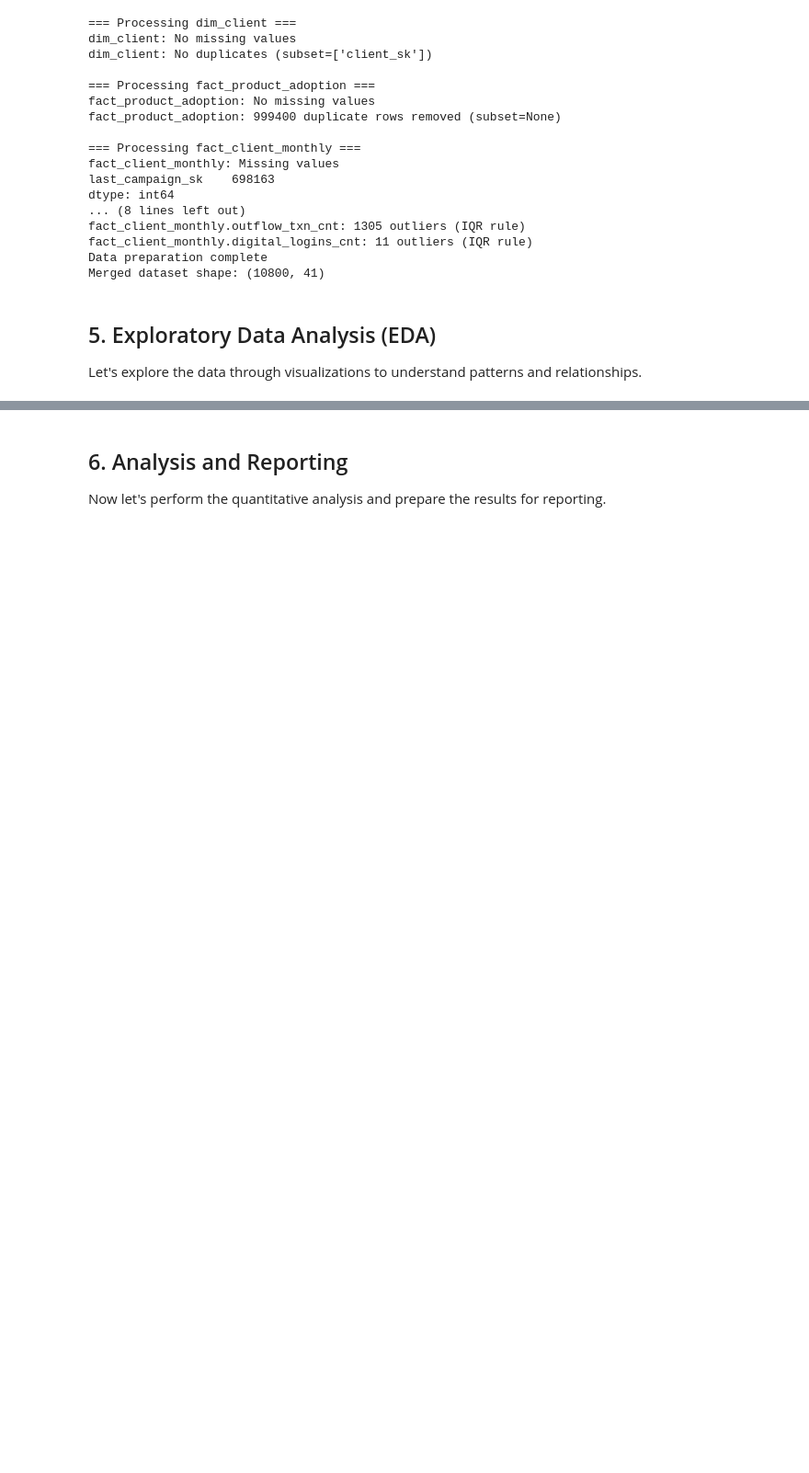
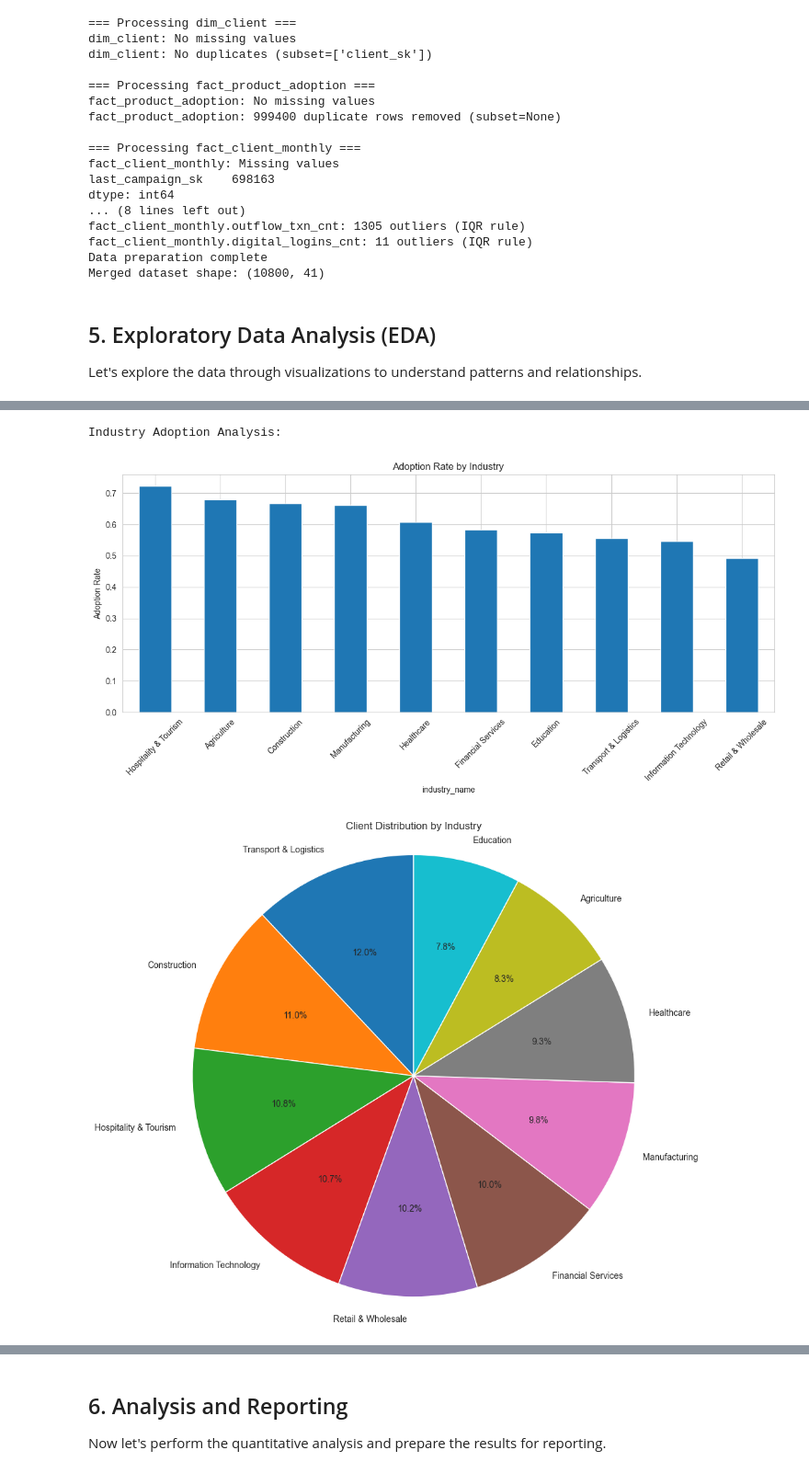
Before and after one commit to thembani47/UbuntuBankSA, a Jupyter notebook: Notebook/exploratory data analysis.ipynb, the cells around one changed output, grey strips where cells are left out. Shown at 92% size. Saved outputs shown, nothing was run; the diff lists cells and outputs as text; code cells hidden in the pictures; blank space fills up the shorter version.

```diff
--- a/Notebook/exploratory data analysis.ipynb
+++ b/Notebook/exploratory data analysis.ipynb
@@ -461,0 +436,26 @@ Correlation heatmap saved to reports/visualizations/correlation_heatmap.png
+# %%
+# 6. Industry adoption comparison (if industry data available)
+if "industry_name" in merged.columns:
+    print("Industry Adoption Analysis:")
+
+    # Bar chart
+    industry_adoption = merged.groupby("industry_name")["adopted_flag"].mean().sort_values(ascending=False)
+    plt.figure(figsize=(12, 6))
+    industry_adoption.plot(kind='bar')
+    plt.title("Adoption Rate by Industry")
+    plt.ylabel("Adoption Rate")
+    plt.xticks(rotation=45)
+    plt.tight_layout()
+    plt.show()
+
+    # Pie chart of industry distribution
+    industry_counts = merged['industry_name'].value_counts()
+    plt.figure(figsize=(10, 10))
+    plt.pie(industry_counts.values, labels=industry_counts.index, autopct='%1.1f%%', startangle=90)
+    plt.title('Client Distribution by Industry')
+    plt.axis('equal')
+    plt.show()
+# %% [output]
+Industry Adoption Analysis:
+[figure, added]
+[figure, added]
```
Also changed, not shown: parts of 7 cells of this notebook.
